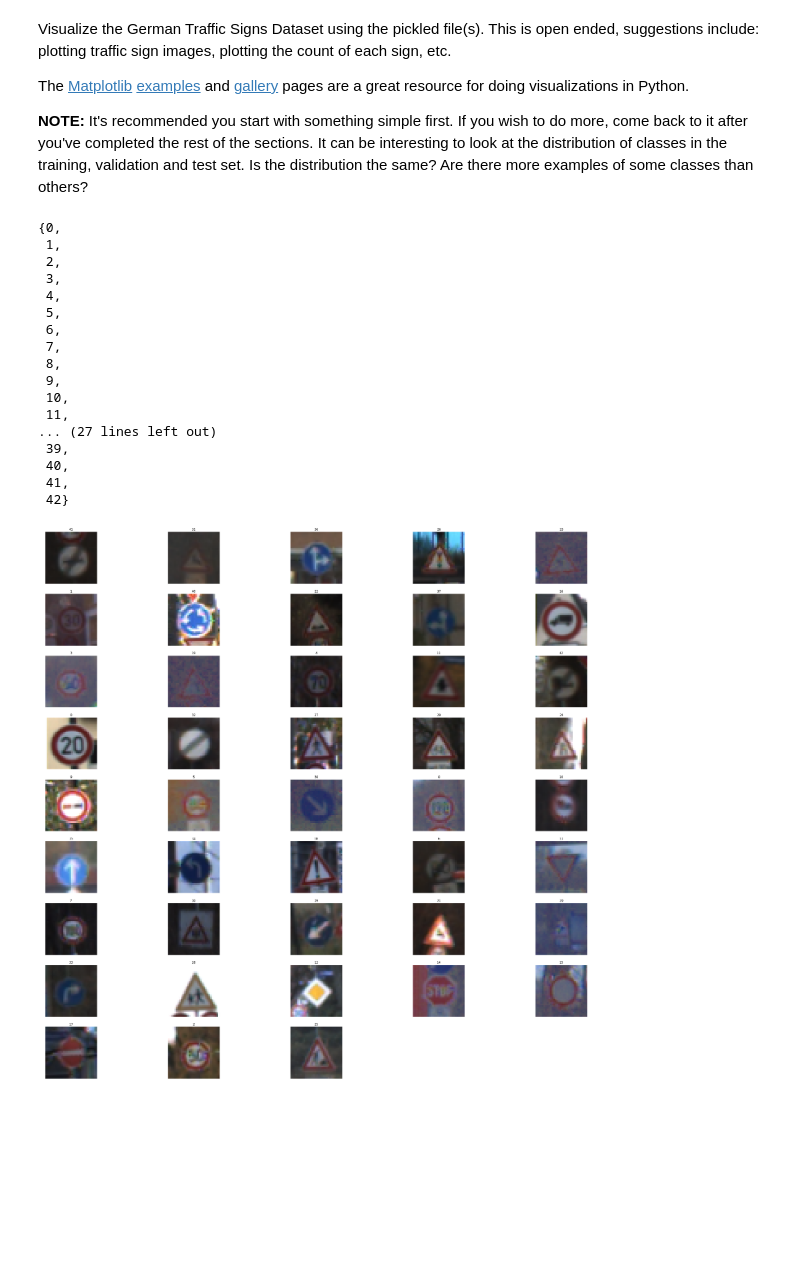
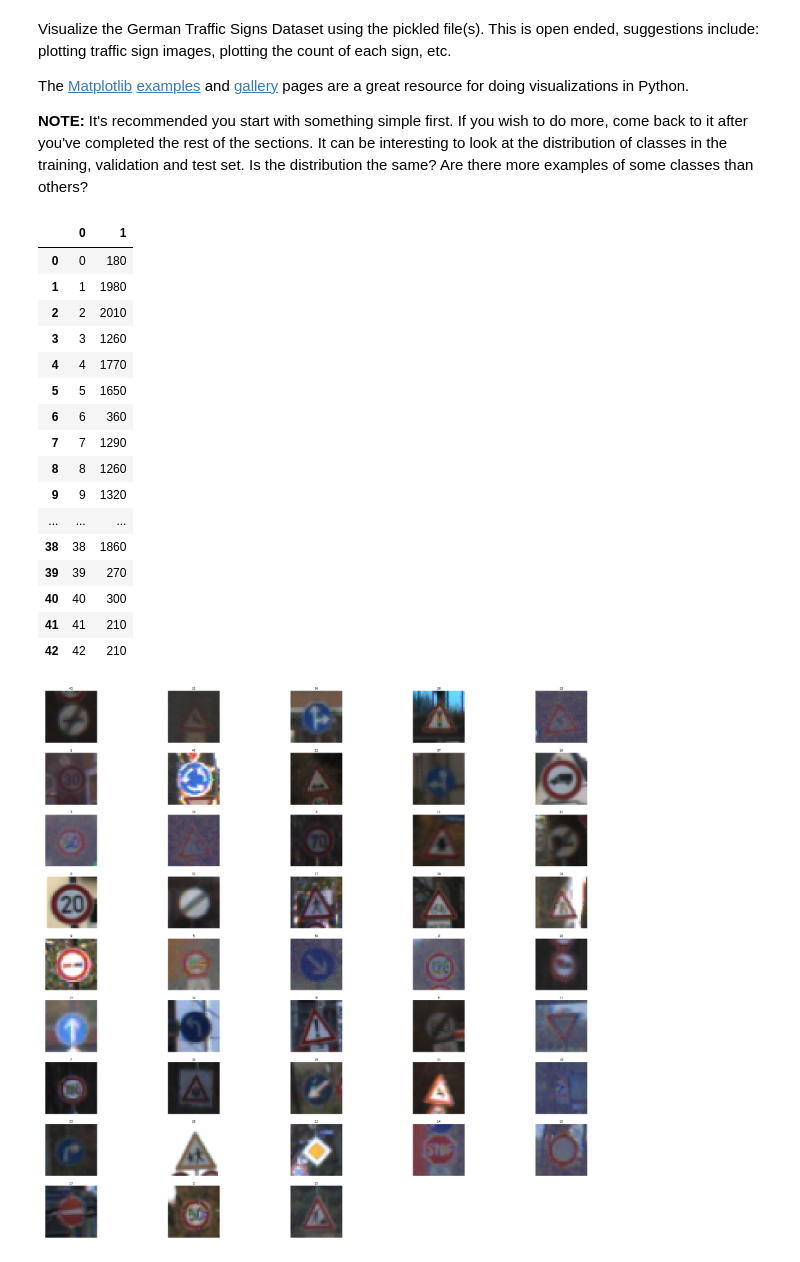
Before and after one commit to jingxia/CarND-Traffic-Sign-Classifier-Project, a Jupyter notebook: Traffic_Sign_Classifier.ipynb, the cells around one changed output. Saved outputs shown, nothing was run; the diff lists cells and outputs as text; code cells hidden in the pictures; blank space fills up the shorter version.

```diff
--- a/Traffic_Sign_Classifier.ipynb
+++ b/Traffic_Sign_Classifier.ipynb
@@ -103,27 +111,25 @@ import cv2
 import matplotlib.pyplot as plt
 # %%
 # Count of each output
-#pd.DataFrame(list(np.unique(y_train, return_counts=True))).transpose()
+pd.DataFrame(list(np.unique(y_train, return_counts=True))).transpose()
+# %% [output]
+|  | 0 | 1 |
+| 0 | 0 | 180 |
+| 1 | 1 | 1980 |
+| 2 | 2 | 2010 |
+| 3 | 3 | 1260 |
+| 4 | 4 | 1770 |
+| 5 | 5 | 1650 |
+| 6 | 6 | 360 |
+| 7 | 7 | 1290 |
+| 8 | 8 | 1260 |
+| 9 | 9 | 1320 |
+| ... | ... | ... |
+| 38 | 38 | 1860 |
+| 39 | 39 | 270 |
+| 40 | 40 | 300 |
+| 41 | 41 | 210 |
+| 42 | 42 | 210 |
-# %%
-collected
-# %% [output]
-{0,
- 1,
- 2,
- 3,
- 4,
- 5,
- 6,
- 7,
- 8,
- 9,
- 10,
- 11,
-... (27 lines left out)
- 39,
- 40,
- 41,
- 42}
 # %%
 def show_images(images, cmap=None, cols=5):
     fig = plt.figure(figsize=(32, 32))
```
Also changed, not shown: parts of 16 cells of this notebook, 14 other files.
